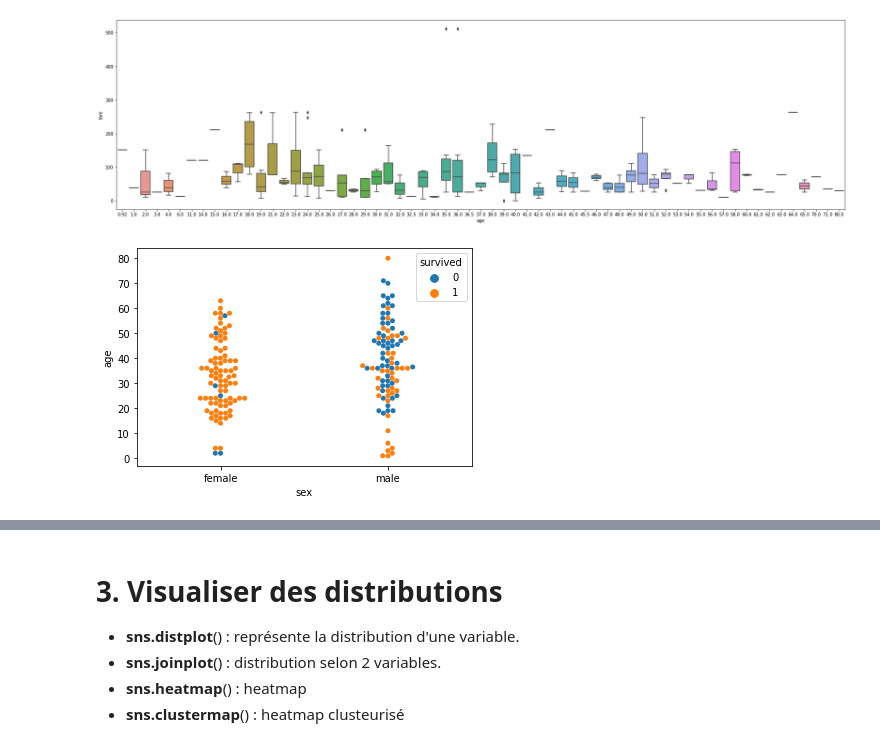
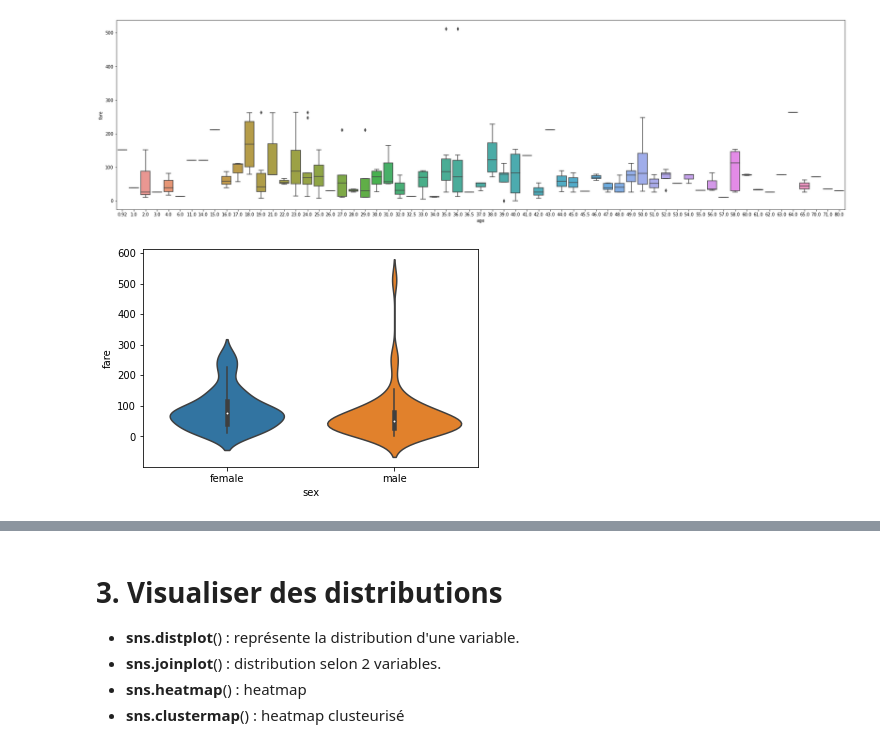
Before and after one commit to ThibDelo/Python_Documentation, a Jupyter notebook: Python_seaborn.ipynb, the cells around one changed output, grey strips where cells are left out. Cells and saved outputs as stored; diff of their text form; code cells hidden in the pictures.

```diff
--- a/Python_seaborn.ipynb
+++ b/Python_seaborn.ipynb
@@ -62,8 +62,8 @@ sns.boxplot(x="age", y="fare", data=titanic)
 plt.show()
 # %% [output]
 [figure]
-# %%
-sns.swarmplot(x="sex", y="age", hue='survived', data=titanic)
-plt.show()
-# %% [output]
-[figure, removed]
+# %%
+sns.violinplot(x="sex", y="fare", data=titanic)
+plt.show()
+# %% [output]
+[figure, added]
```
Also changed, not shown: parts of 2 cells of this notebook.
